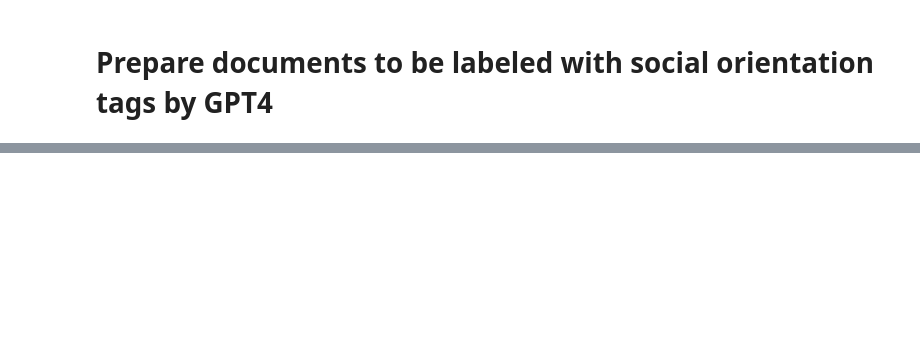
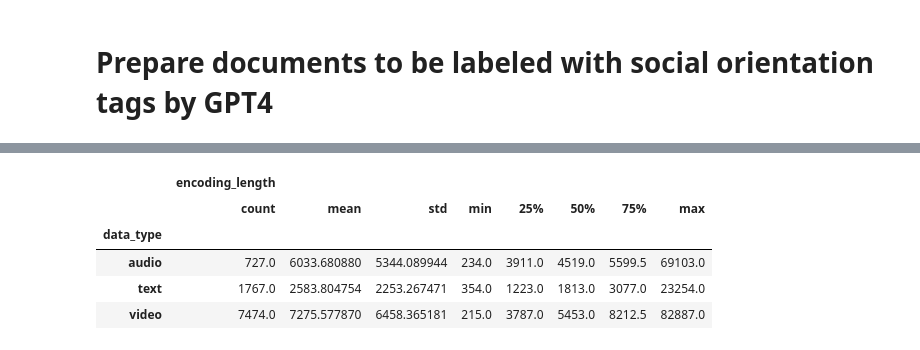
Before and after one commit to ToddMorrill/charm, a Jupyter notebook: circumplex/prepare_text_conversations.ipynb, the cells around one changed output, grey strips where cells are left out. Drawn from its saved outputs; the diff is of its cells as text; code cells hidden in the pictures; blank space fills up the shorter version.

```diff
--- a/circumplex/prepare_text_conversations.ipynb
+++ b/circumplex/prepare_text_conversations.ipynb
@@ -286,0 +228,9 @@ df.to_csv(save_filepath, index=False)
+# %%
+convo_encoding_lengths_df.groupby('data_type').describe()
+# %% [output]
+|  | encoding_length |  |  |  |  |  |  |  |
+|  | count | mean | std | min | 25% | 50% | 75% | max |
+| data_type |  |  |  |  |  |  |  |  |
+| audio | 727.0 | 6033.680880 | 5344.089944 | 234.0 | 3911.0 | 4519.0 | 5599.5 | 69103.0 |
+| text | 1767.0 | 2583.804754 | 2253.267471 | 354.0 | 1223.0 | 1813.0 | 3077.0 | 23254.0 |
+| video | 7474.0 | 7275.577870 | 6458.365181 | 215.0 | 3787.0 | 5453.0 | 8212.5 | 82887.0 |
```
Also changed, not shown: parts of 96 cells of this notebook, 5 other files.
